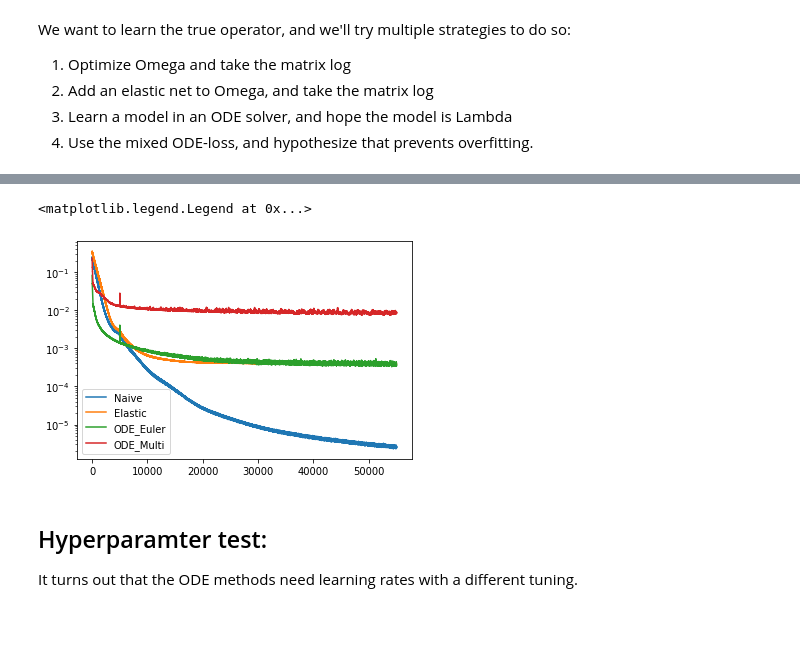
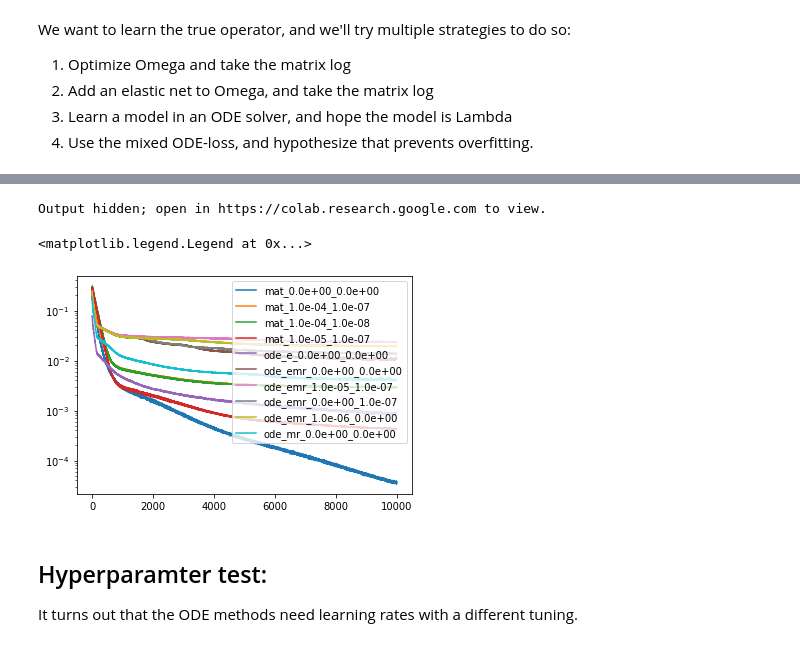
Before and after one commit to afqueiruga/on_learned_dynamics, a Jupyter notebook: WaveEquation2.ipynb, the cells around one changed output, grey strips where cells are left out. Drawn from its saved outputs; the diff is of its cells as text; code cells hidden in the pictures.

Commit message:
lots of batch studies trying to get lambda to look right

```diff
--- a/WaveEquation2.ipynb
+++ b/WaveEquation2.ipynb
@@ -217,0 +252,9 @@ Saving at  49999  with loss  0.003421695759959795
+# %%
+N_iter = 15000
+for exp in experiments:
+    try:
+        exp_obj = stash[tuple(exp.items())]
+    except:
+        exp_obj = Experiment(**exp)
+        stash[tuple(exp.items())] = exp_obj
+    exp_obj.train(N_iter=N_iter)
@@ -218,13 +279,15 @@ Saving at  49999  with loss  0.003421695759959795
 # %%
-for n,exp in experiments.items():
+sp_y,sp_x = int(len(experiments)/4+0.5), 2*4
+plt.figure(figsize=(4*sp_x,4*sp_y))
+for i,exp in enumerate(stash.values()):
     try:
         exp.post()
-        plt.figure(figsize=(12,4))
-        plt.title(n)
-        plt.subplot(1,2,1)
-        seaborn.heatmap(exp.all_lambdas[-1], cmap='RdBu', center=0, vmin=-10,vmax=10)
-        plt.subplot(1,2,2)
-        seaborn.heatmap(exp.all_omegas[-1], cmap='RdBu', center=0, vmin=-2,vmax=2)
-        plt.show()
-    except:
-        print("Skipping ",n)
+        plt.subplot(sp_y,sp_x,2*i+1)
+        plt.title(exp.name())
+        seaborn.heatmap(exp.all_lambdas[-1], cmap='RdBu', center=0)
+        plt.subplot(sp_y,sp_x,2*i+2)
+        seaborn.heatmap(exp.all_omegas[-1], cmap='RdBu', center=0, vmin=-1,vmax=1)
+    except Exception as e:
+        print(e)
+        print("Skipping ",exp.name())
+plt.show()
@@ -230,0 +305,2 @@ for n,exp in experiments.items():
+# %%
+exp=list(stash.values())[2]
@@ -231,13 +343,23 @@ for n,exp in experiments.items():
+# %%
+data = []
+for exp in stash.values():
+    try:
+        data.append(go.Scatter(y=exp.losses,name=exp.name()))
+    except:
+        print("Skipping ",n)
+go.Figure(data=data,layout=dict(yaxis_type="log") )
+# %% [output]
+Output hidden; open in https://colab.research.google.com to view.
 # %%
-for n,exp in experiments.items():
+for exp in experiments:
     try:
-        plt.semilogy(exp.losses,'-',label=n)
+        plt.semilogy(exp.losses,'-',label=exp.name())
     except:
         print("Skipping ",n)
 plt.legend()
 # %% [output]
 <matplotlib.legend.Legend at 0x...>
-[figure, old version]
+[figure, new version]
 # %% [markdown]
 ## Hyperparamter test:
 
```
Also changed, not shown: parts of 16 cells of this notebook.
